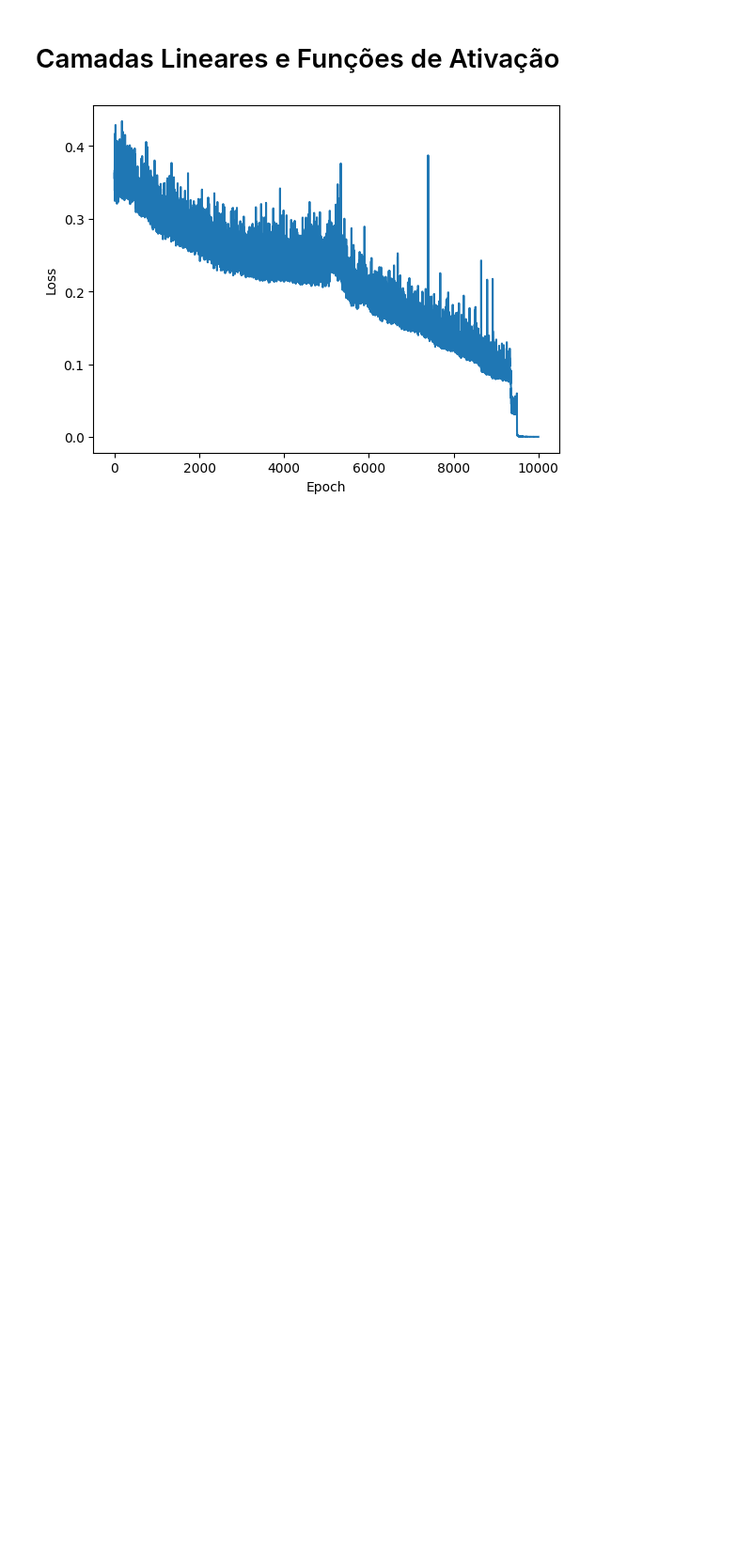
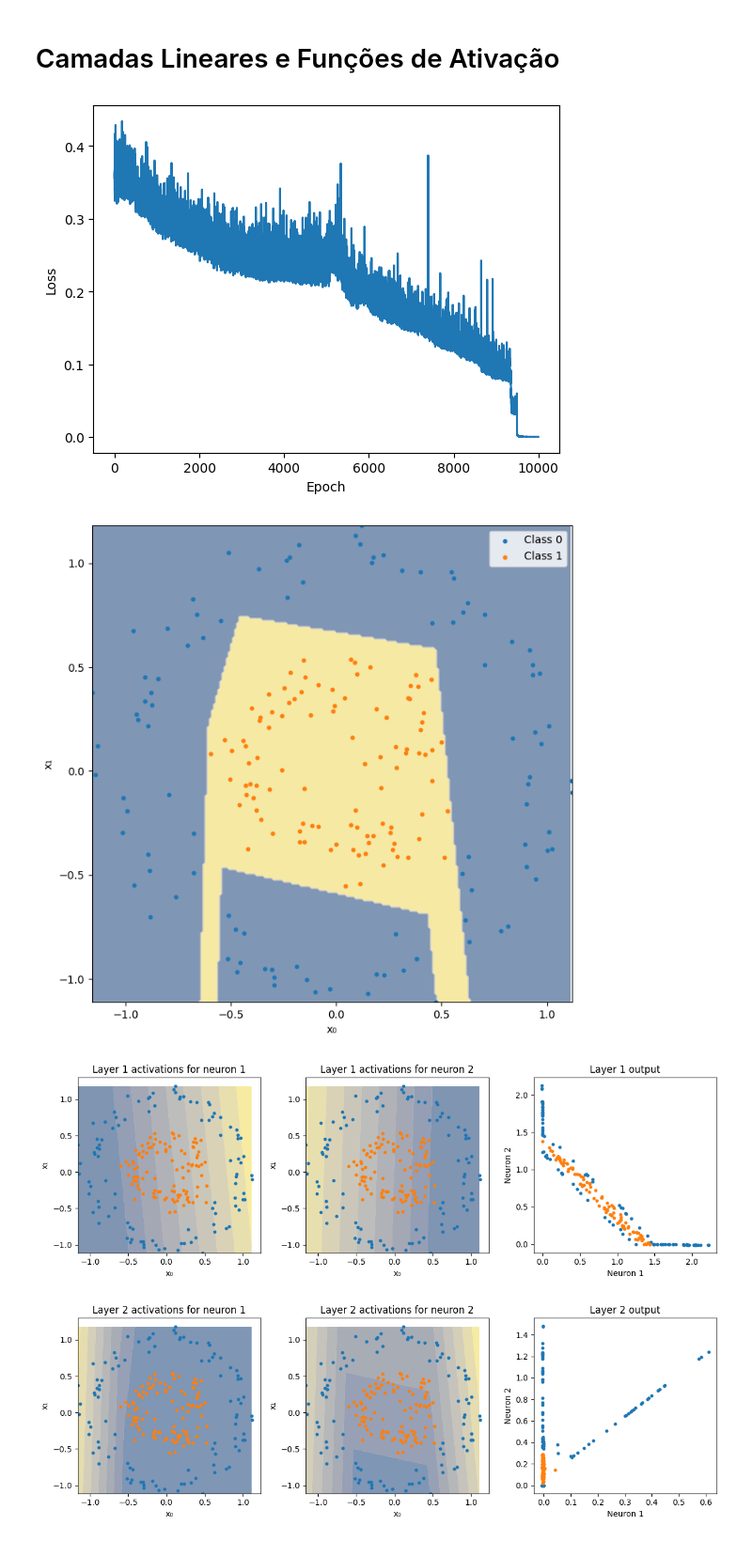
Before and after one commit to vhrique/anne_ptbr, a Jupyter notebook: Camadas_Lineares_Ativacao.ipynb, the cells around one changed output. Shown at 94% size. Drawn from its saved outputs; the diff is of its cells as text; code cells hidden in the pictures; blank space fills up the shorter version.

Commit message:
Adicionando visualização de camadas internas.

```diff
--- a/Camadas_Lineares_Ativacao.ipynb
+++ b/Camadas_Lineares_Ativacao.ipynb
@@ -129,36 +129,57 @@ def plot_decision_boundary(model, X, y, show_activations=False, resolution=0.01,
     else:
         Z, activations = output, None
 
+    instances_output = model(X)
+    if isinstance(instances_output, tuple):  # (y_pred, activations)
+        Z_instances, activations_instances = instances_output
+    else:
+        Z_intances, activations_instances = instances_output, None
+
     # Convert logits to binary predictions
     if Z.ndim > 1 and Z.shape[1] == 1:
         Z = Z.squeeze(1)
     Z = torch.sigmoid(Z) if Z.dtype.is_floating_point else Z
     Z = (Z > 0.5).float()
     Z = Z.cpu().numpy().reshape(xx.shape)
 
     # Main plot
+    fig = plt.figure(figsize=(8, 8))
     contour = plt.contourf(xx, yy, Z, alpha=0.5, cmap=cmap, antialiased=True)
     plt.scatter(X[y == 0, 0].cpu(), X[y == 0, 1].cpu(), s=10, label="Class 0")
     plt.scatter(X[y == 1, 0].cpu(), X[y == 1, 1].cpu(), s=10, label="Class 1")
     plt.xlim(x_min, x_max)
     plt.ylim(y_min, y_max)
     plt.xlabel('x₀')
     plt.ylabel('x₁')
     plt.legend()
 
     # Optionally show activations
-    for i, activation in enumerate(activations):
+    for l, (activation, activation_instances) in enumerate(zip(activations, activations_instances)):
         n_neurons = activation.shape[1]
-        fig, axes = plt.subplots(1, n_neurons, figsize=(4 * n_neurons, 4))
+        fig, axes = plt.subplots(1, n_neurons + 1, figsize=(6 * n_neurons, 4))
         if n_neurons == 1:
             axes = [axes]
         a = activation.detach().cpu().numpy()
+        ai = activation_instances.detach()
         for i in range(n_neurons):
             Z = a[:, i].reshape(xx.shape)  # only first neuron
             axes[i].contourf(xx, yy, Z, alpha=0.5, cmap=cmap, antialiased=True)
-            axes[i].set_title(f"Layer {i+1} activation")
+            axes[i].scatter(X[y == 0, 0].cpu(), X[y == 0, 1].cpu(), s=10, label="Class 0")
+            axes[i].scatter(X[y == 1, 0].cpu(), X[y == 1, 1].cpu(), s=10, label="Class 1")
+            axes[i].set_title(f"Layer {l+1} activations for neuron {i+1}")
             axes[i].set_xlabel('x₀')
             axes[i].set_ylabel('x₁')
+        axes[i+1].scatter(ai[y == 0, 0].cpu(), ai[y == 0, 1].cpu(), s=10, label="Class 0")
+        axes[i+1].scatter(ai[y == 1, 0].cpu(), ai[y == 1, 1].cpu(), s=10, label="Class 1")
+        axes[i+1].set_title(f"Layer {l+1} output")
+        axes[i+1].set_xlabel('Neuron 1')
+        axes[i+1].set_ylabel('Neuron 2')
         plt.tight_layout()
 
     plt.show()
+
+plot_decision_boundary(model, X, y[:,0], show_activations=True)
+# %% [output]
+[figure, added]
+[figure, added]
+[figure, added]
```
Also changed, not shown: parts of 2 cells of this notebook.
